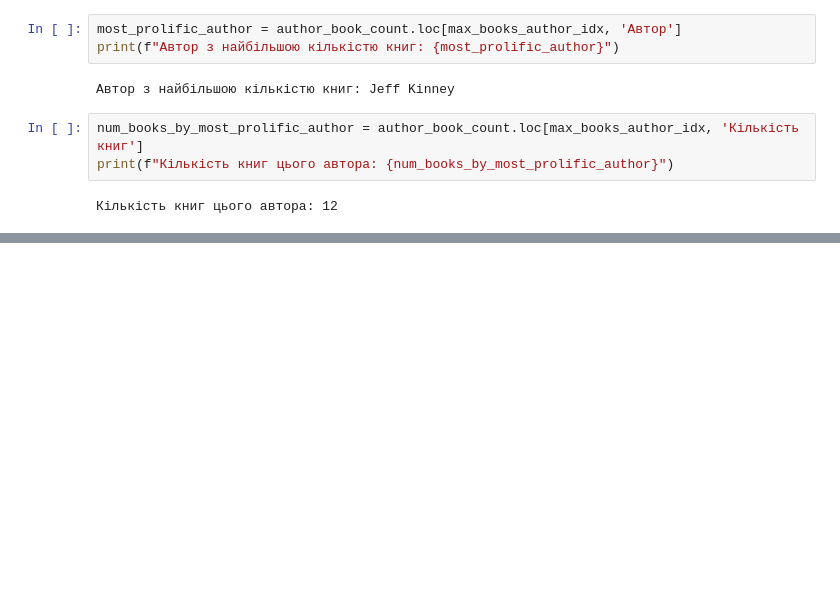
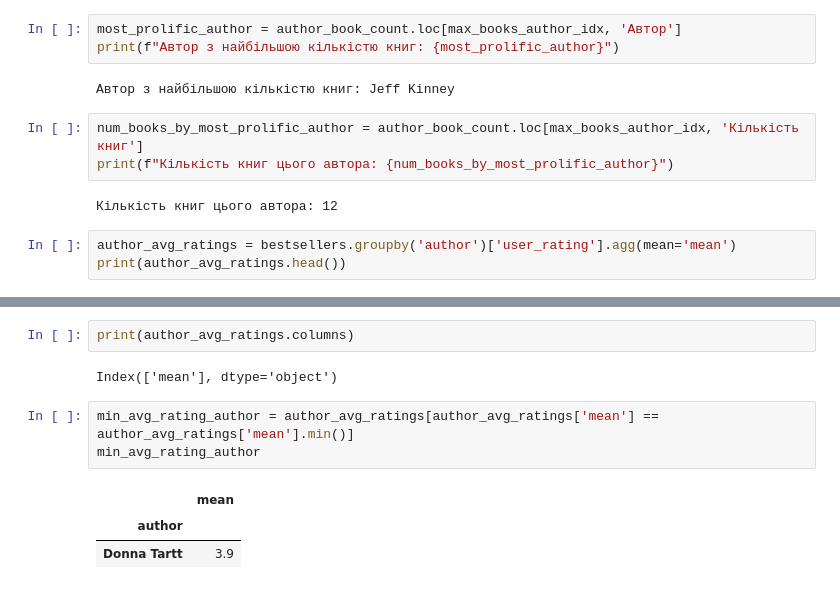
Before and after one commit to DenysPhV/HW-DS-02, a Jupyter notebook: Hw2.3.ipynb, the cells around one changed output, grey strips where cells are left out. Drawn from its saved outputs; the diff is of its cells as text; blank space fills up the shorter version.

```diff
--- a/Hw2.3.ipynb
+++ b/Hw2.3.ipynb
@@ -266,3 +266,6 @@ num_books_by_most_prolific_author = author_book_count.loc[max_books_author_idx,
 print(f"Кількість книг цього автора: {num_books_by_most_prolific_author}")
 # %% [output]
 Кількість книг цього автора: 12
+# %%
+author_avg_ratings = bestsellers.groupby('author')['user_rating'].agg(mean='mean')
+print(author_avg_ratings.head())
@@ -268,0 +292,11 @@ print(f"Кількість книг цього автора: {num_books_by_most_
+# %%
+print(author_avg_ratings.columns)
+# %% [output]
+Index(['mean'], dtype='object')
+# %%
+min_avg_rating_author = author_avg_ratings[author_avg_ratings['mean'] == author_avg_ratings['mean'].min()]
+min_avg_rating_author
+# %% [output]
+|  | mean |
+| author |  |
+| Donna Tartt | 3.9 |
```
Also changed, not shown: parts of 8 cells of this notebook.
